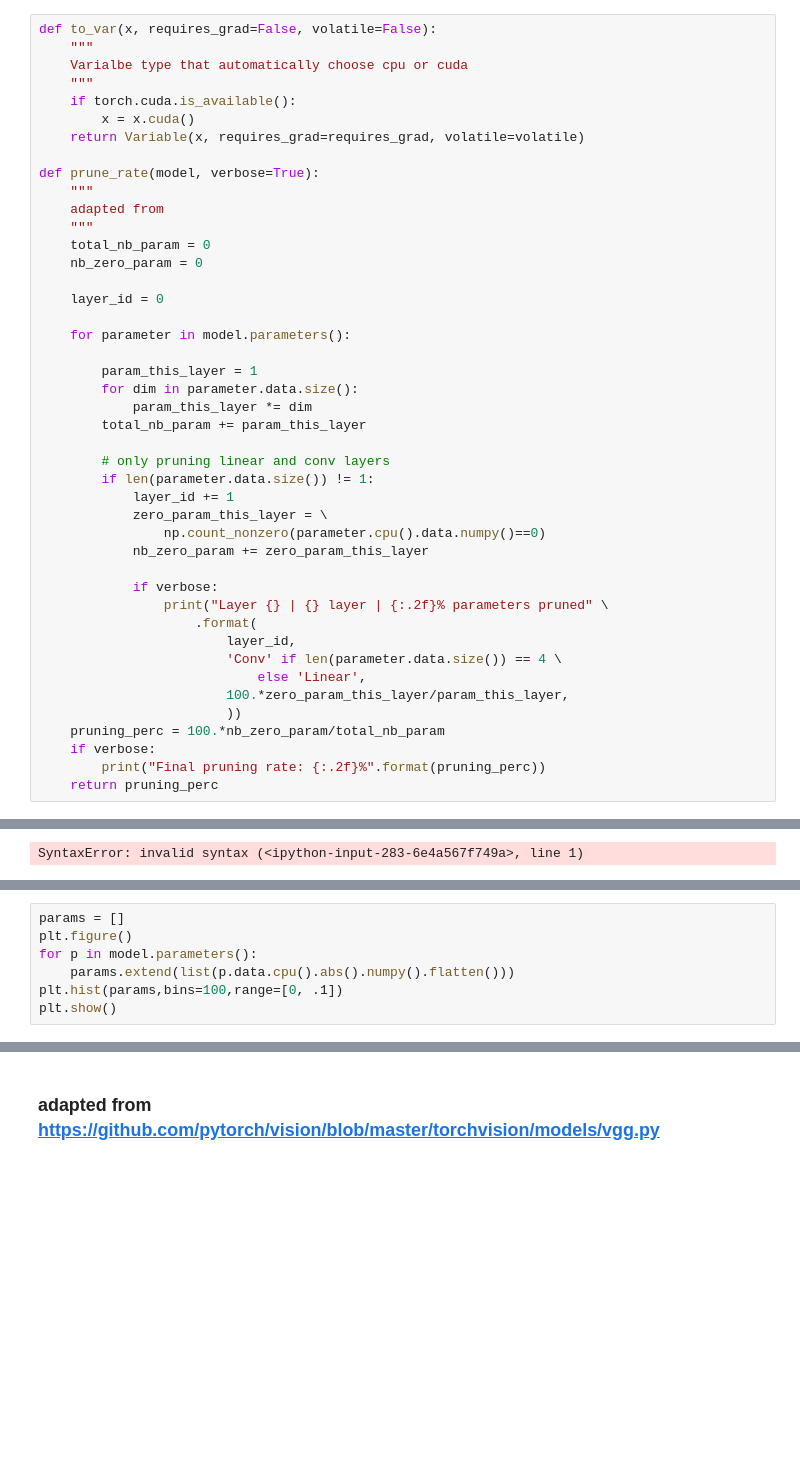
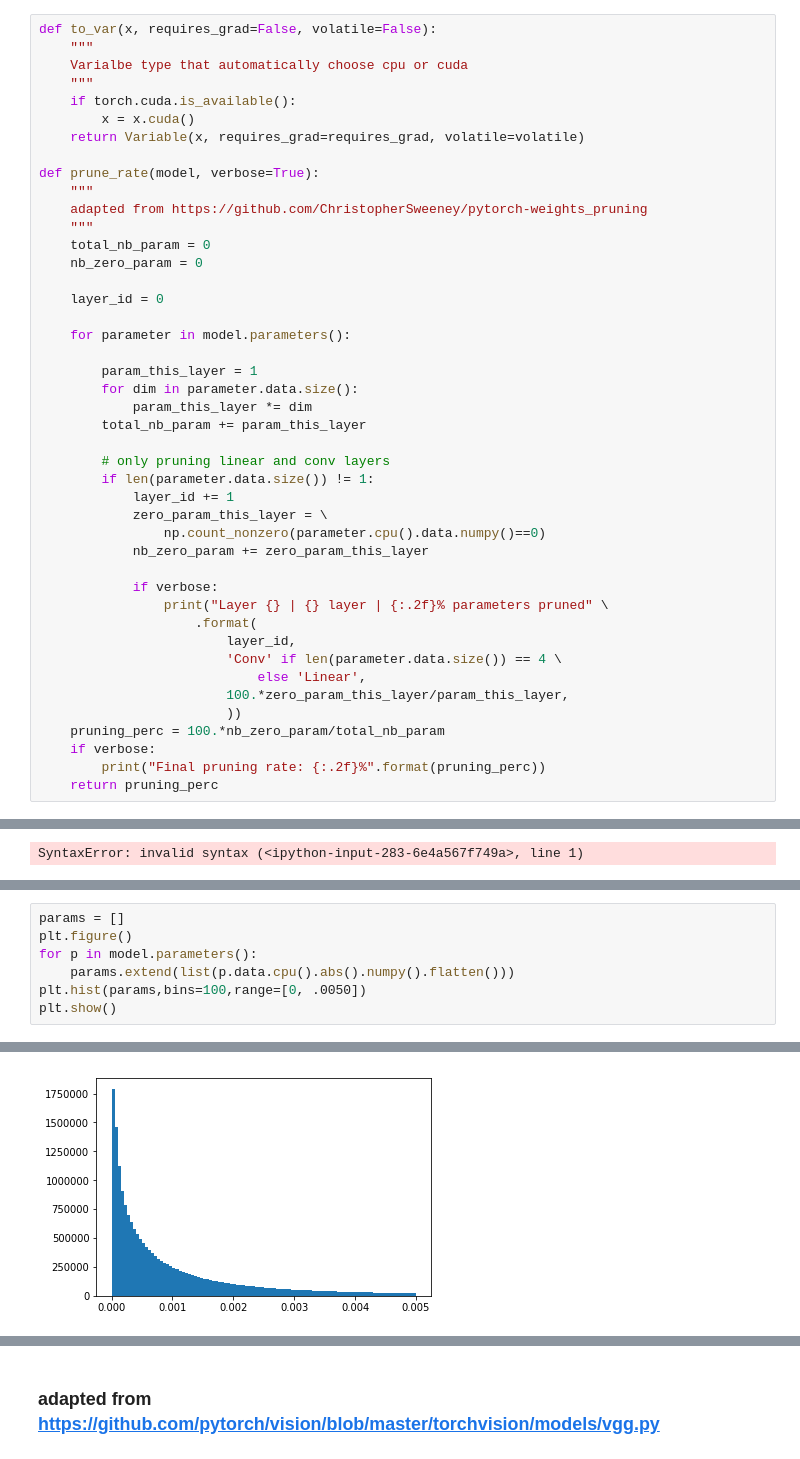
Before and after one commit to ChristopherSweeney/SlimNets, a Jupyter notebook: prunning.ipynb, the cells around one changed output, grey strips where cells are left out. Cells and saved outputs as stored; diff of their text form; blank space fills up the shorter version.

Commit message:
sparse loss visualizer

```diff
--- a/prunning.ipynb
+++ b/prunning.ipynb
@@ -243,7 +249,7 @@ def to_var(x, requires_grad=False, volatile=False):
 
 def prune_rate(model, verbose=True):
     """
-    adapted from
+    adapted from https://github.com/ChristopherSweeney/pytorch-weights_pruning
     """
     total_nb_param = 0
     nb_zero_param = 0
@@ -704,6 +712,6 @@ params = []
 plt.figure()
 for p in model.parameters():
     params.extend(list(p.data.cpu().abs().numpy().flatten()))
-plt.hist(params,bins=100,range=[0, .1])
+plt.hist(params,bins=100,range=[0, .0050])
 plt.show()
 # %% [output]
@@ -712,3 +718,4 @@ plt.show()
+[figure, added]
 # %%
 print prune.loss_over_time
 # %% [output]
```
Also changed, not shown: parts of 33 cells of this notebook, 1 other file.
